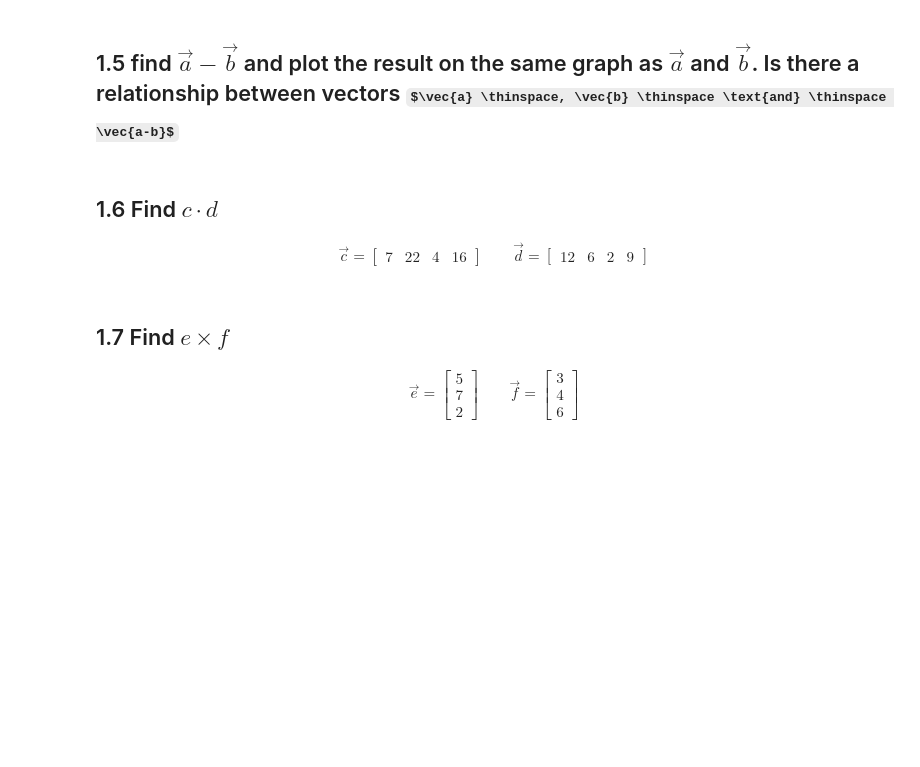
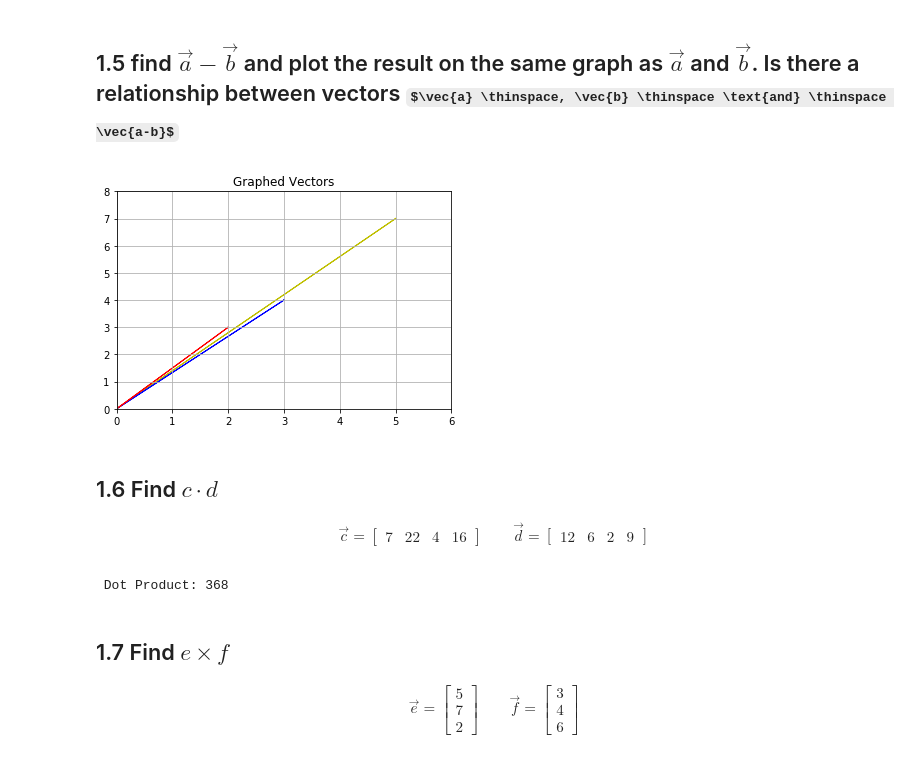
Before and after one commit to raklives/DS-Unit-1-Sprint-3-Linear-Algebra, a Jupyter notebook: module1-vectors-and-matrices/LS_DS_131_Vectors_and_Matrices_Assignment.ipynb, the cells around one changed output. Cells and saved outputs as stored; diff of their text form; code cells hidden in the pictures; some formulas as TeX source; blank space fills up the shorter version.

```diff
--- a/module1-vectors-and-matrices/LS_DS_131_Vectors_and_Matrices_Assignment.ipynb
+++ b/module1-vectors-and-matrices/LS_DS_131_Vectors_and_Matrices_Assignment.ipynb
@@ -297,2 +308,20 @@ array([3, 4])
 # %% [markdown]
 ## 1.5 find $\vec{a} - \vec{b}$ and plot the result on the same graph as $\vec{a}$ and $\vec{b}$. Is there a relationship between vectors $\vec{a} \thinspace, \vec{b} \thinspace \text{and} \thinspace \vec{a-b}$
+# %%
+# subtrac b array from a array
+subtracted_arrays = a_array - b_array
+
+# graph
+fig, ax = plt.subplots()
+ax.grid()
+plt.xlim(0,6)
+plt.ylim(0,8)
+
+plt.arrow(0, 0, a_array[0], a_array[1], head_width=.02, head_length=0.01, color = 'y')
+plt.arrow(0, 0, b_array[0], b_array[1], head_width=.02, head_length=0.01, color = 'b')
+plt.arrow(0, 0, subtracted_arrays[0], subtracted_arrays[1], head_width=.02, head_length=0.01, color = 'r')
+
+plt.title('Graphed Vectors')
+plt.show()
+# %% [output]
+[figure, added]
@@ -307,3 +346,8 @@ array([3, 4])
+# %%
+# calculate c_array by d_array
+print(" Dot Product:", np.dot(c,d))
+# %% [output]
+ Dot Product: 368
 # %% [markdown]
 ##  1.7 Find $e \times f$
 
```
Also changed, not shown: parts of 5 cells of this notebook.
